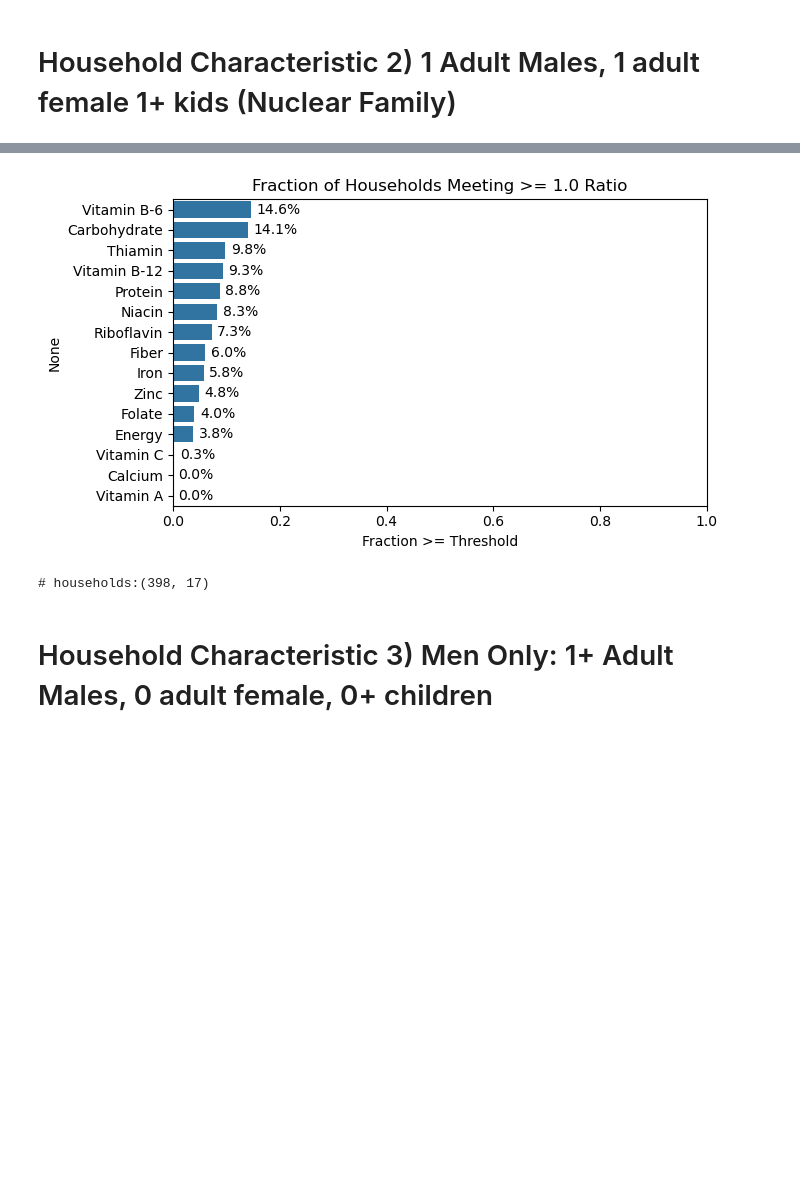
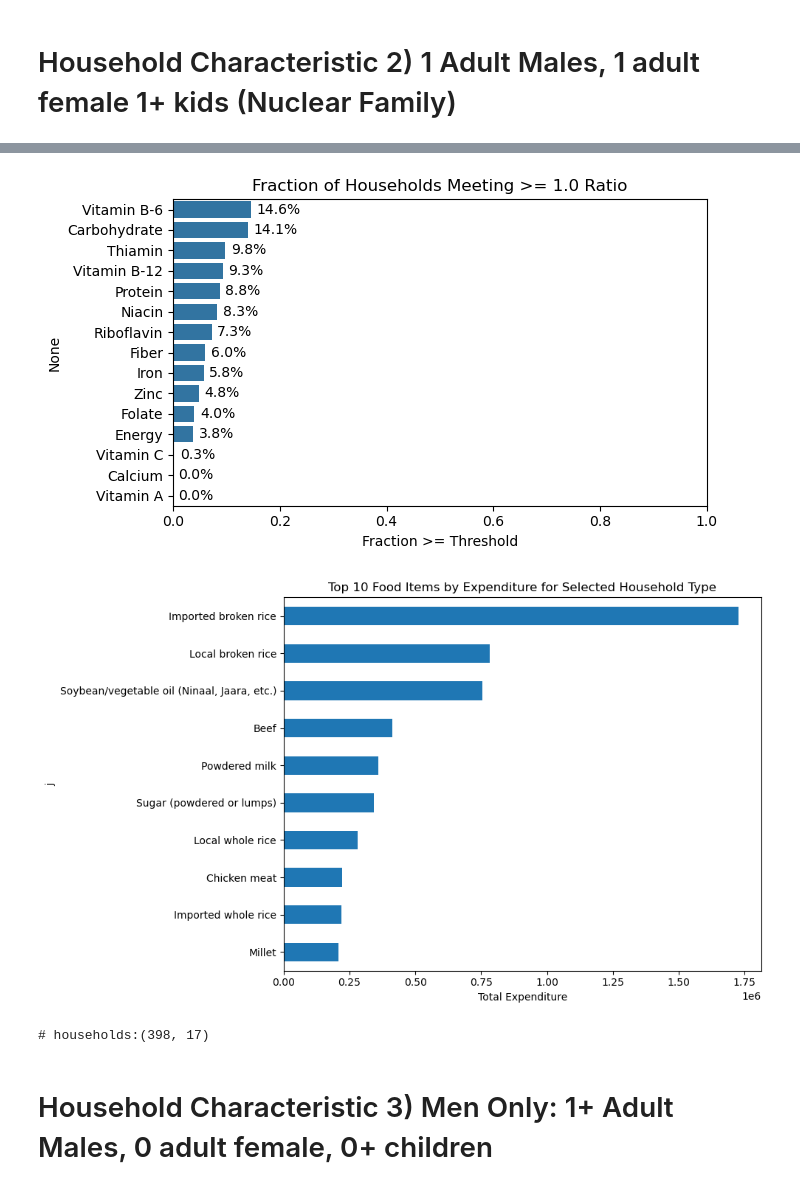
Before and after one commit to reilyfairchild/EEP153-Project-3, a Jupyter notebook: Senegal_Project_3.ipynb, the cells around one changed output, grey strips where cells are left out. Saved outputs shown, nothing was run; the diff lists cells and outputs as text; code cells hidden in the pictures; blank space fills up the shorter version.

```diff
--- a/Senegal_Project_3.ipynb
+++ b/Senegal_Project_3.ipynb
@@ -998,20 +1227,27 @@ print(f'# households:{hhc_sub.shape}')
 # %%
 
 
 hhc_sub, nut_sub = filter_households(
     hhc,
     nutrient_ratio,
     min_males=1, max_males=1,       # e.g. 0 adult males
     min_females=1, max_females=1,   # e.g. 1–3 adult females
     min_kids=1, max_kids=15         # e.g. up to 2 kids
 )
 
 analyze_nutritional_adequacy_subplots_log(nut_sub)
+plot_top_foods_by_household(
+    hhc,
+    expend,
+    min_males=1, max_males=1,       # e.g. 0 adult males
+    min_females=1, max_females=1,   # e.g. 1–3 adult females
+    min_kids=1, max_kids=100)
 
 print(f'# households:{hhc_sub.shape}')
 # %% [output]
 [figure]
 [figure]
+[figure, added]
 # households:(398, 17)
 # %% [markdown]
 # Household Characteristic 3) Men Only: 1+ Adult Males, 0 adult female, 0+ children
```
Also changed, not shown: parts of 29 cells of this notebook, 2 other files.
